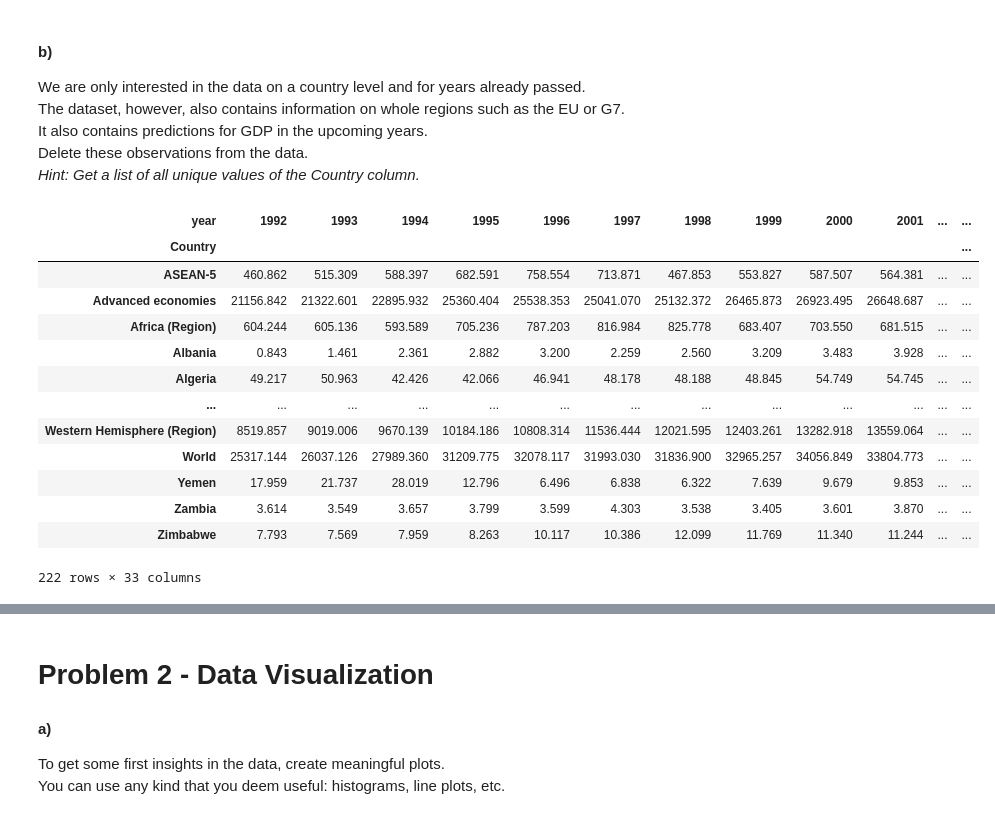
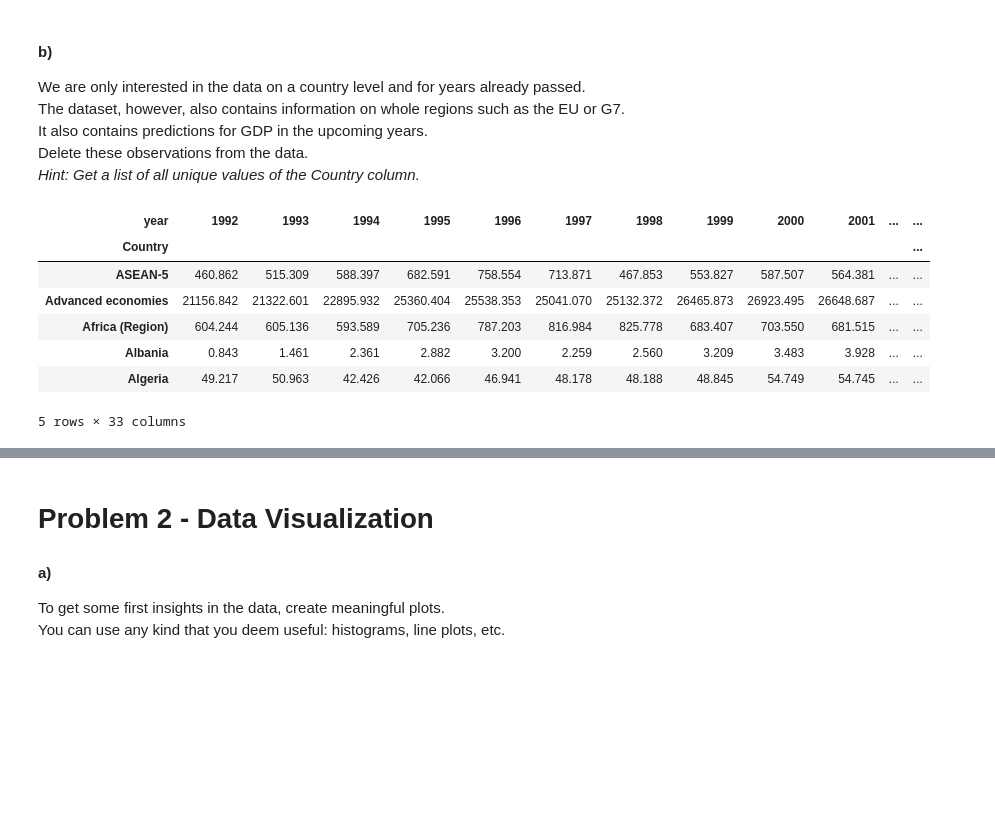
Before and after one commit to Monsieur-Bandana/data_science_clockmann, a Jupyter notebook: ClassProject2207.ipynb, the cells around one changed output, grey strips where cells are left out. Saved outputs shown, nothing was run; the diff lists cells and outputs as text; code cells hidden in the pictures; blank space fills up the shorter version.

```diff
--- a/ClassProject2207.ipynb
+++ b/ClassProject2207.ipynb
@@ -168,19 +113,13 @@ Delete these observations from the data. <br>
 final_gdp2.drop(columns=[2023,2024,2025,2026,2027,2028], axis=0, inplace=True)
 # %%
-final_gdp2
+final_gdp2.head()
 # %% [output]
 | year | 1992 | 1993 | 1994 | 1995 | 1996 | 1997 | 1998 | 1999 | 2000 | 2001 | ... | ... |
 | Country |  |  |  |  |  |  |  |  |  |  |  | ... |
 | ASEAN-5 | 460.862 | 515.309 | 588.397 | 682.591 | 758.554 | 713.871 | 467.853 | 553.827 | 587.507 | 564.381 | ... | ... |
 | Advanced economies | 21156.842 | 21322.601 | 22895.932 | 25360.404 | 25538.353 | 25041.070 | 25132.372 | 26465.873 | 26923.495 | 26648.687 | ... | ... |
 | Africa (Region) | 604.244 | 605.136 | 593.589 | 705.236 | 787.203 | 816.984 | 825.778 | 683.407 | 703.550 | 681.515 | ... | ... |
 | Albania | 0.843 | 1.461 | 2.361 | 2.882 | 3.200 | 2.259 | 2.560 | 3.209 | 3.483 | 3.928 | ... | ... |
 | Algeria | 49.217 | 50.963 | 42.426 | 42.066 | 46.941 | 48.178 | 48.188 | 48.845 | 54.749 | 54.745 | ... | ... |
-| ... | ... | ... | ... | ... | ... | ... | ... | ... | ... | ... | ... | ... |
-| Western Hemisphere (Region) | 8519.857 | 9019.006 | 9670.139 | 10184.186 | 10808.314 | 11536.444 | 12021.595 | 12403.261 | 13282.918 | 13559.064 | ... | ... |
-| World | 25317.144 | 26037.126 | 27989.360 | 31209.775 | 32078.117 | 31993.030 | 31836.900 | 32965.257 | 34056.849 | 33804.773 | ... | ... |
-| Yemen | 17.959 | 21.737 | 28.019 | 12.796 | 6.496 | 6.838 | 6.322 | 7.639 | 9.679 | 9.853 | ... | ... |
-| Zambia | 3.614 | 3.549 | 3.657 | 3.799 | 3.599 | 4.303 | 3.538 | 3.405 | 3.601 | 3.870 | ... | ... |
-| Zimbabwe | 7.793 | 7.569 | 7.959 | 8.263 | 10.117 | 10.386 | 12.099 | 11.769 | 11.340 | 11.244 | ... | ... |
-222 rows × 33 columns
+5 rows × 33 columns
 # %%
```
Also changed, not shown: parts of 42 cells of this notebook.
